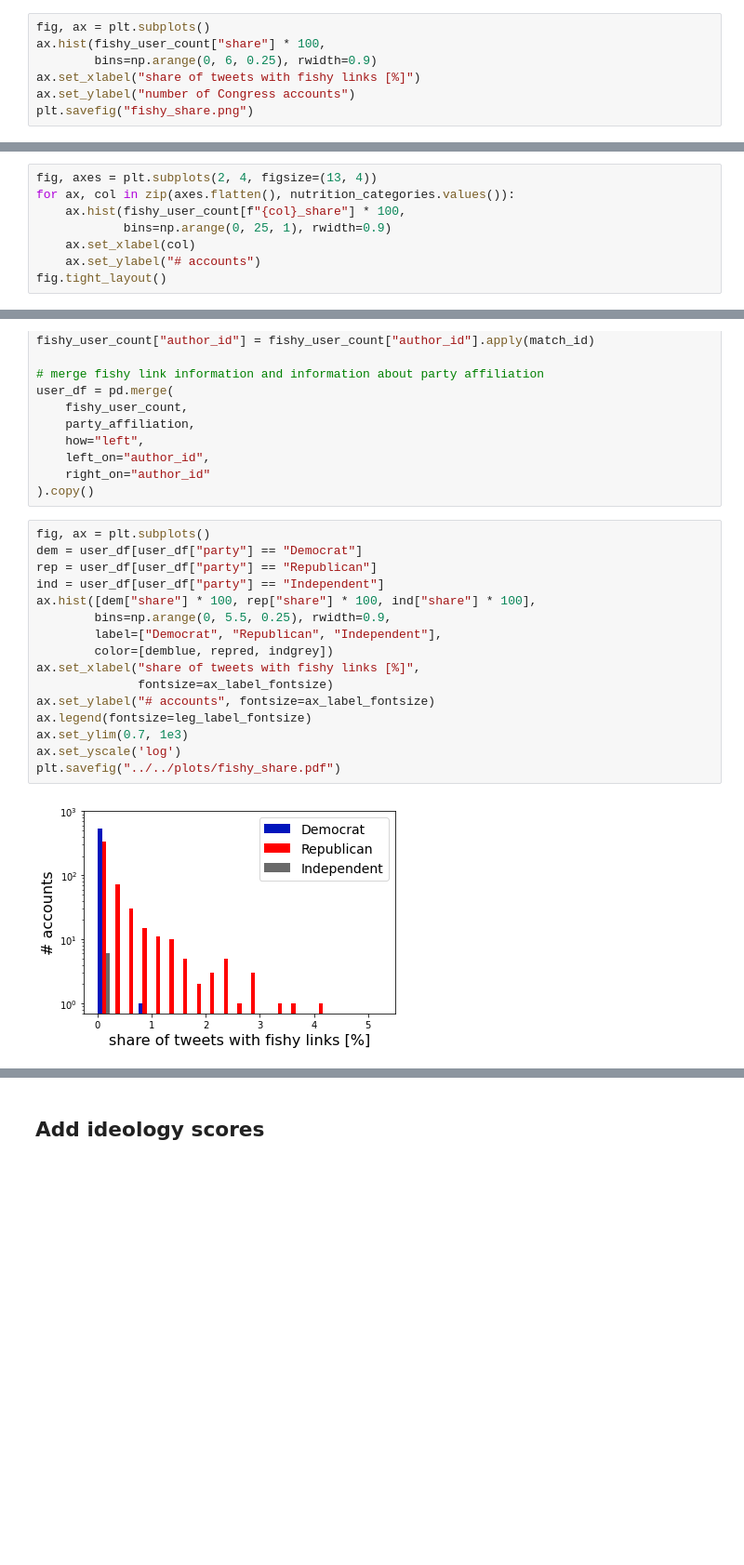
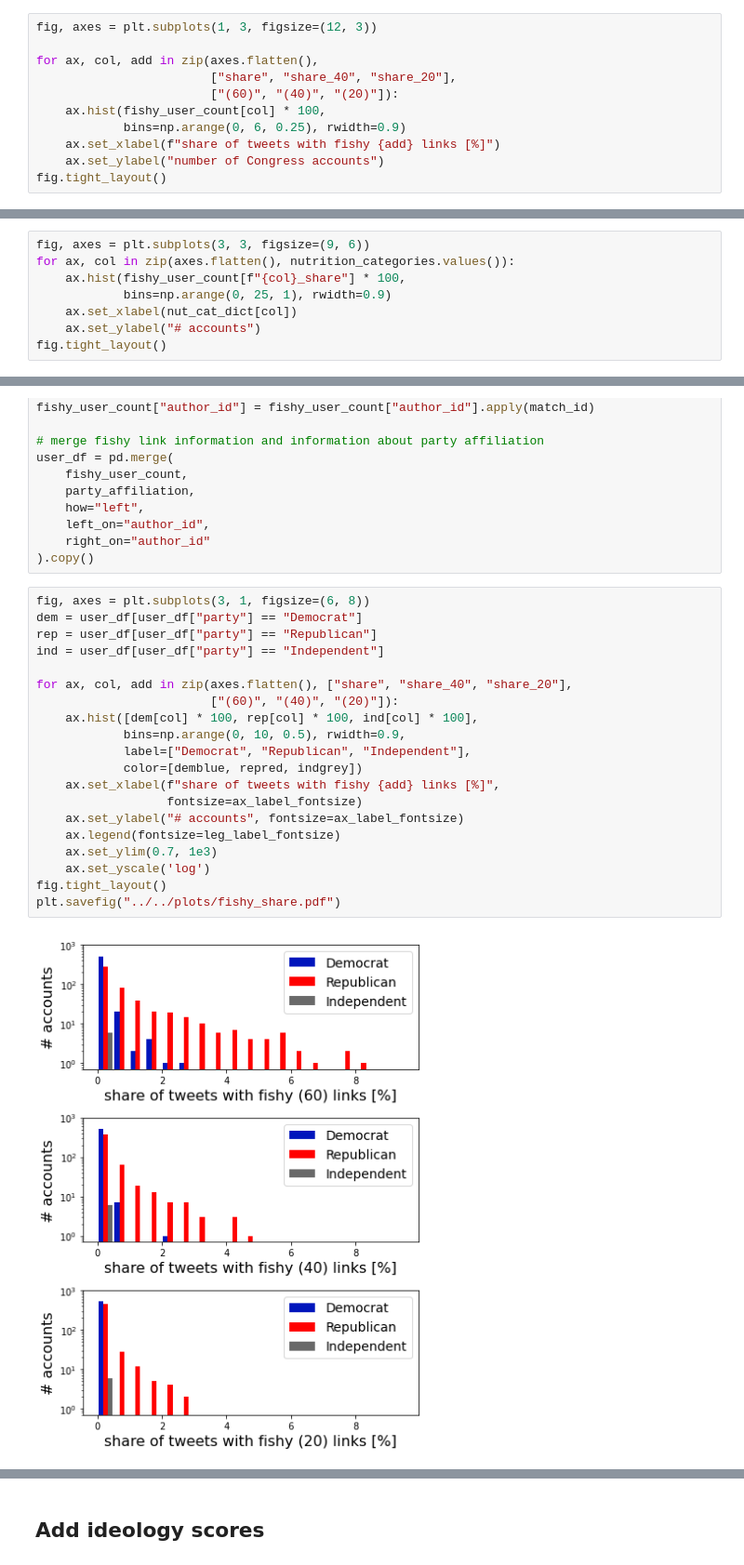
Before and after one commit to StephanLewandowsky/Honesty-project, a Jupyter notebook: code/analysis_twitter/analyze_US_politician_tweeted_URLs.ipynb, the cells around one changed output, grey strips where cells are left out. Shown: that part at 93% size. Drawn from its saved outputs; the diff is of its cells as text; blank space fills up the shorter version.

```diff
--- a/code/analysis_twitter/analyze_US_politician_tweeted_URLs.ipynb
+++ b/code/analysis_twitter/analyze_US_politician_tweeted_URLs.ipynb
@@ -276,8 +379,12 @@ the most fishy user has 4.10% tweets with fishy links
 # %%
-fig, ax = plt.subplots()
-ax.hist(fishy_user_count["share"] * 100,
-        bins=np.arange(0, 6, 0.25), rwidth=0.9)
-ax.set_xlabel("share of tweets with fishy links [%]")
-ax.set_ylabel("number of Congress accounts")
-plt.savefig("fishy_share.png")
+fig, axes = plt.subplots(1, 3, figsize=(12, 3))
+
+for ax, col, add in zip(axes.flatten(),
+                        ["share", "share_40", "share_20"],
+                        ["(60)", "(40)", "(20)"]):
+    ax.hist(fishy_user_count[col] * 100,
+            bins=np.arange(0, 6, 0.25), rwidth=0.9)
+    ax.set_xlabel(f"share of tweets with fishy {add} links [%]")
+    ax.set_ylabel("number of Congress accounts")
+fig.tight_layout()
 # %% [output]
@@ -285,9 +392,9 @@ plt.savefig("fishy_share.png")
 # %%
-fig, axes = plt.subplots(2, 4, figsize=(13, 4))
+fig, axes = plt.subplots(3, 3, figsize=(9, 6))
 for ax, col in zip(axes.flatten(), nutrition_categories.values()):
     ax.hist(fishy_user_count[f"{col}_share"] * 100,
             bins=np.arange(0, 25, 1), rwidth=0.9)
-    ax.set_xlabel(col)
+    ax.set_xlabel(nut_cat_dict[col])
     ax.set_ylabel("# accounts")
 fig.tight_layout()
 # %% [output]
@@ -339,20 +454,24 @@ user_df = pd.merge(
     right_on="author_id"
 ).copy()
 # %%
-fig, ax = plt.subplots()
+fig, axes = plt.subplots(3, 1, figsize=(6, 8))
 dem = user_df[user_df["party"] == "Democrat"]
 rep = user_df[user_df["party"] == "Republican"]
 ind = user_df[user_df["party"] == "Independent"]
-ax.hist([dem["share"] * 100, rep["share"] * 100, ind["share"] * 100],
-        bins=np.arange(0, 5.5, 0.25), rwidth=0.9,
-        label=["Democrat", "Republican", "Independent"],
-        color=[demblue, repred, indgrey])
-ax.set_xlabel("share of tweets with fishy links [%]",
-              fontsize=ax_label_fontsize)
-ax.set_ylabel("# accounts", fontsize=ax_label_fontsize)
-ax.legend(fontsize=leg_label_fontsize)
-ax.set_ylim(0.7, 1e3)
-ax.set_yscale('log')
+
+for ax, col, add in zip(axes.flatten(), ["share", "share_40", "share_20"],
+                        ["(60)", "(40)", "(20)"]):
+    ax.hist([dem[col] * 100, rep[col] * 100, ind[col] * 100],
+            bins=np.arange(0, 10, 0.5), rwidth=0.9,
+            label=["Democrat", "Republican", "Independent"],
+            color=[demblue, repred, indgrey])
+    ax.set_xlabel(f"share of tweets with fishy {add} links [%]",
+                  fontsize=ax_label_fontsize)
+    ax.set_ylabel("# accounts", fontsize=ax_label_fontsize)
+    ax.legend(fontsize=leg_label_fontsize)
+    ax.set_ylim(0.7, 1e3)
+    ax.set_yscale('log')
+fig.tight_layout()
 plt.savefig("../../plots/fishy_share.pdf")
 # %% [output]
-[figure, old version]
+[figure, new version]
```
Also changed, not shown: parts of 63 cells of this notebook.
